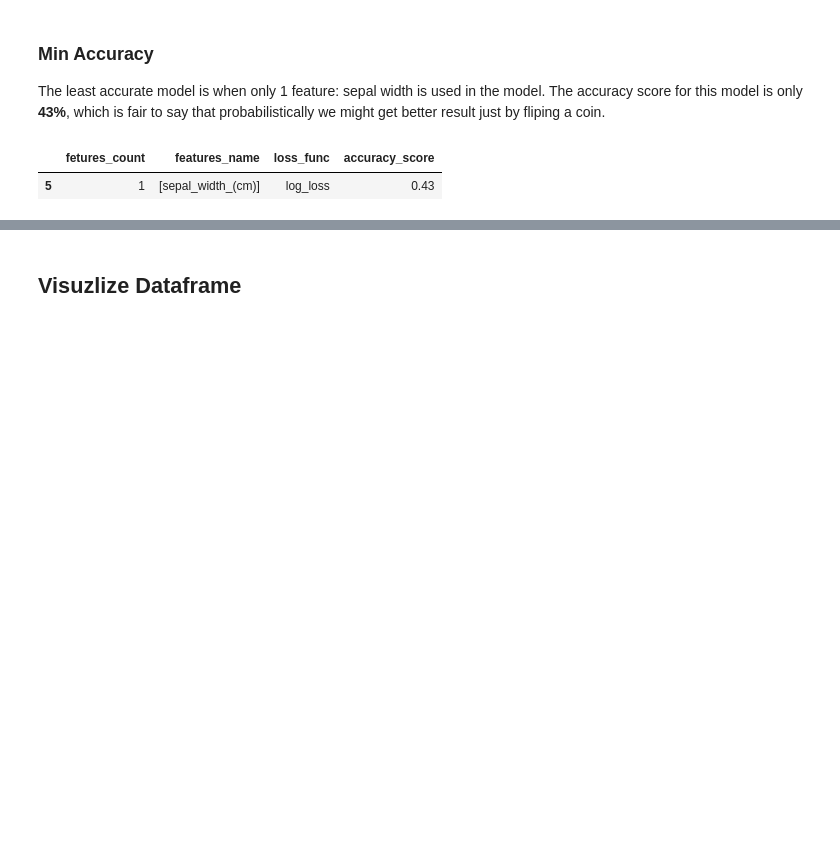
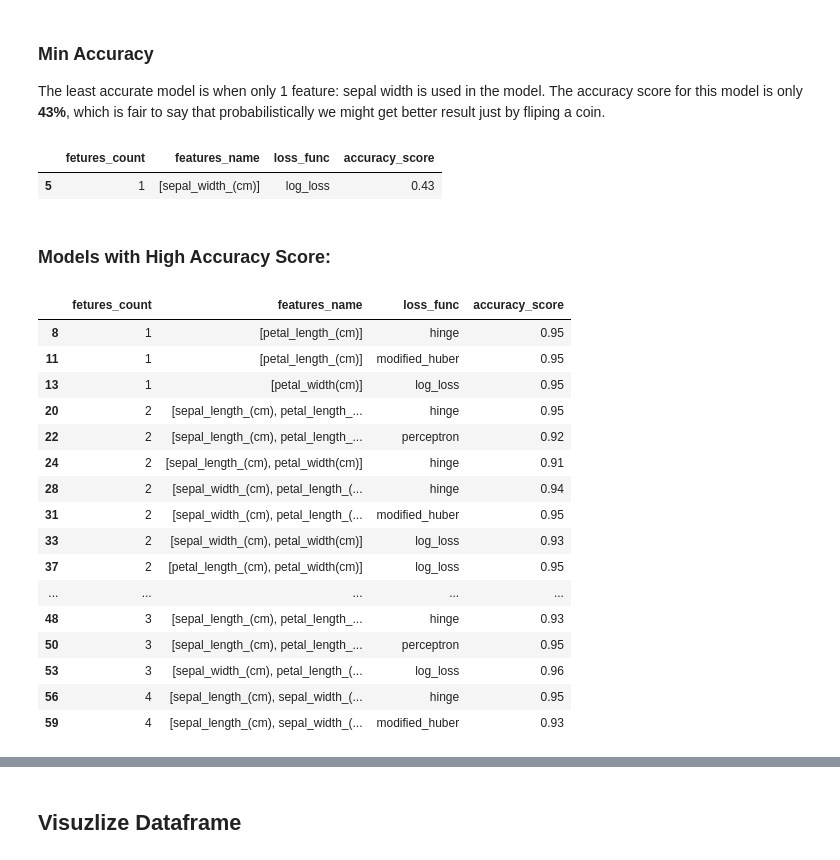
Before and after one commit to deepankarck2/447--Machine-Learning, a Jupyter notebook: Assignment 1/Iris_Classification_with_SGDClassification.ipynb, the cells around one changed output, grey strips where cells are left out. Saved outputs shown, nothing was run; the diff lists cells and outputs as text; code cells hidden in the pictures; blank space fills up the shorter version.

```diff
--- a/Assignment 1/Iris_Classification_with_SGDClassification.ipynb
+++ b/Assignment 1/Iris_Classification_with_SGDClassification.ipynb
@@ -230,3 +230,27 @@ df_60_trainInfo.loc[[min_accuracy_index[0]]]
 # %% [output]
 |  | fetures_count | features_name | loss_func | accuracy_score |
 | 5 | 1 | [sepal_width_(cm)] | log_loss | 0.43 |
+# %% [markdown]
+### Models with High Accuracy Score:
+# %%
+cond = df_60_trainInfo['accuracy_score'] >= .90
+high_accuracy_models = df_60_trainInfo[cond]
+high_accuracy_models
+# %% [output]
+|  | fetures_count | features_name | loss_func | accuracy_score |
+| 8 | 1 | [petal_length_(cm)] | hinge | 0.95 |
+| 11 | 1 | [petal_length_(cm)] | modified_huber | 0.95 |
+| 13 | 1 | [petal_width(cm)] | log_loss | 0.95 |
+| 20 | 2 | [sepal_length_(cm), petal_length_... | hinge | 0.95 |
+| 22 | 2 | [sepal_length_(cm), petal_length_... | perceptron | 0.92 |
+| 24 | 2 | [sepal_length_(cm), petal_width(cm)] | hinge | 0.91 |
+| 28 | 2 | [sepal_width_(cm), petal_length_(... | hinge | 0.94 |
+| 31 | 2 | [sepal_width_(cm), petal_length_(... | modified_huber | 0.95 |
+| 33 | 2 | [sepal_width_(cm), petal_width(cm)] | log_loss | 0.93 |
+| 37 | 2 | [petal_length_(cm), petal_width(cm)] | log_loss | 0.95 |
+| ... | ... | ... | ... | ... |
+| 48 | 3 | [sepal_length_(cm), petal_length_... | hinge | 0.93 |
+| 50 | 3 | [sepal_length_(cm), petal_length_... | perceptron | 0.95 |
+| 53 | 3 | [sepal_width_(cm), petal_length_(... | log_loss | 0.96 |
+| 56 | 4 | [sepal_length_(cm), sepal_width_(... | hinge | 0.95 |
+| 59 | 4 | [sepal_length_(cm), sepal_width_(... | modified_huber | 0.93 |
```
Also changed, not shown: parts of 11 cells of this notebook.
